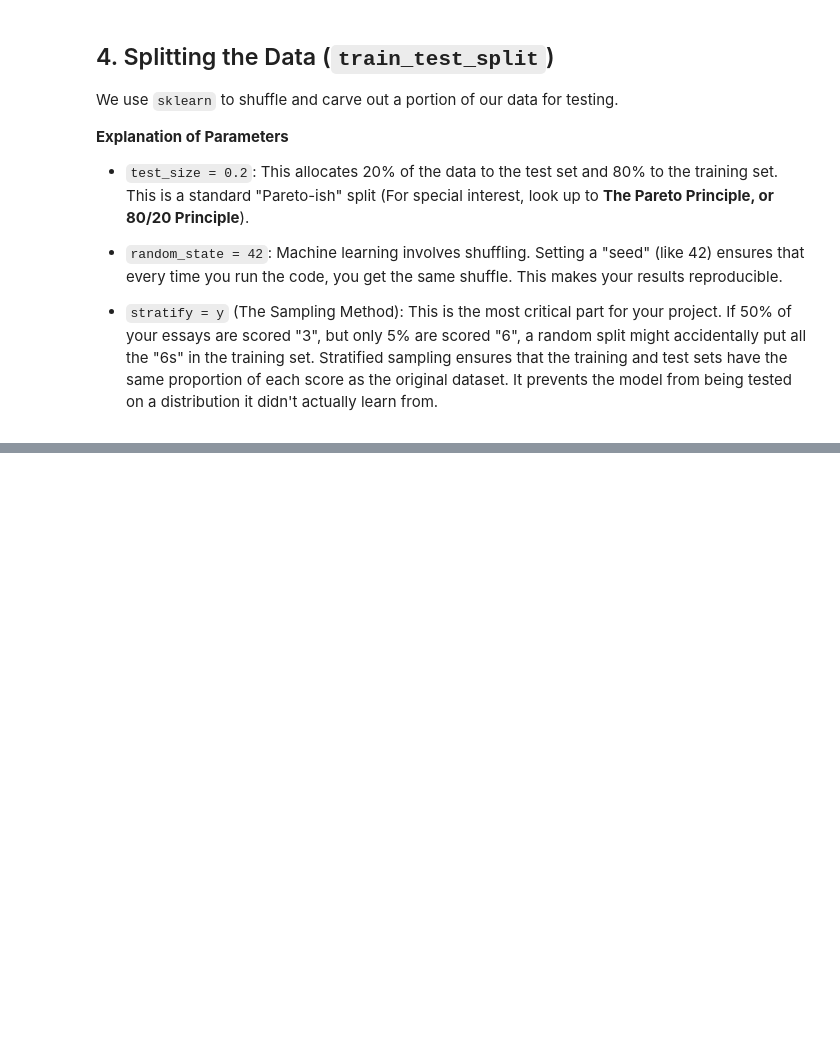
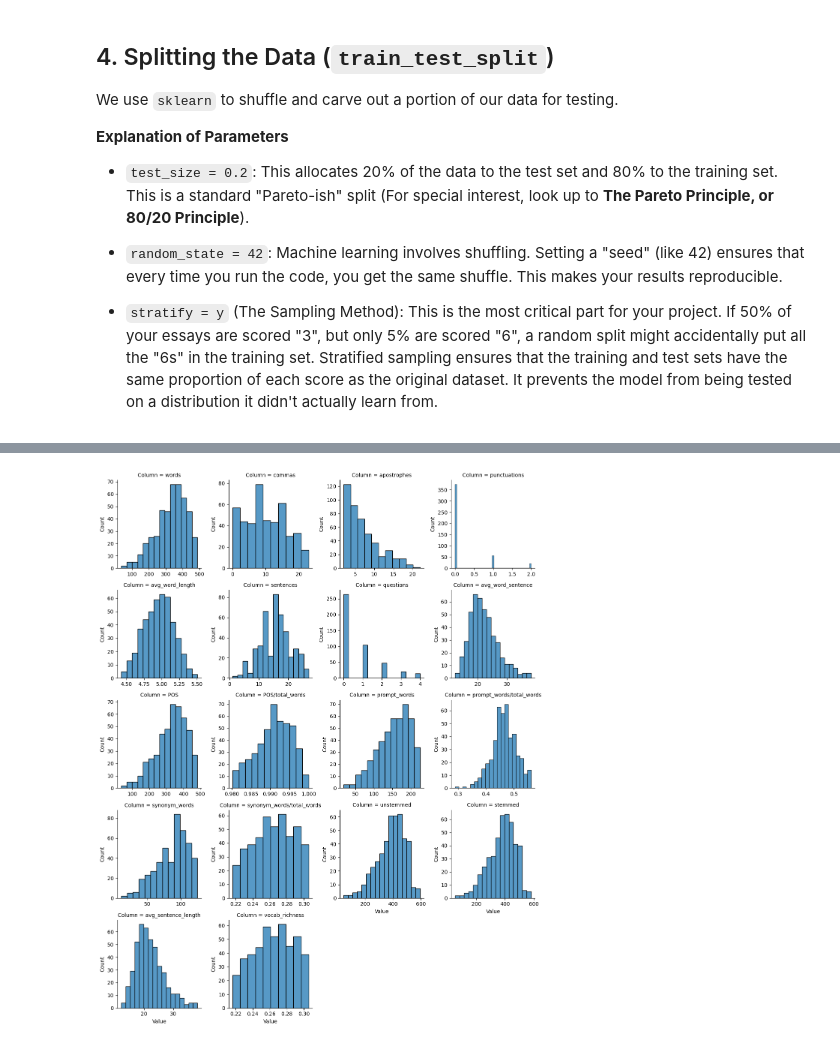
Before and after one commit to QHao-SOLID/f78ds-assignment-2, a Jupyter notebook: main.ipynb, the cells around one changed output, grey strips where cells are left out. Saved outputs shown, nothing was run; the diff lists cells and outputs as text; code cells hidden in the pictures; blank space fills up the shorter version.

```diff
--- a/main.ipynb
+++ b/main.ipynb
@@ -68,7 +111,22 @@ def method_2(df):
 # %%
-response = input("Method 1 or Method 2?")
+# Define your custom "Cherry Plucking" rules
+cleaning_rules = {
+    'chars': ('top', 0.10),
+    'words': ('top', 0.10),
+    'commas': ('top', 0.10),
+    'apostrophes': ('top', 0.01),
+    'punctuations': ('top', 0.05),
+    'avg_word_length': ('bottom', 0.01),
+    'sentences': ('top', 0.05),
+    'questions': ('top', 0.05),
+    'avg_word_sentence': ('top', 0.05),
+    'POS': ('top', 0.10),
+    'POS/total_words': ('bottom', 0.10),
+    'prompt_words': ('top', 0.05),
+    'prompt_words/total_words': ('top', 0.05),
+    'synonym_words': ('top', 0.05),
+    'synonym_words/total_words': ('both', 0.10),
+}
 
-if response == 1:
-    df = method_1()
-if response == 2:
-    df = method_2
+# df = method_2(init)
+df = method_3(init, cleaning_rules)
@@ -102,7 +166,7 @@ To improve performance, we shouldn't just throw raw numbers at the model. We wan
 
 The following ideas are applied via the cell below.
 # %%
-X['avg_sentence_length'] = X['words'] / X['sentences']
+X['avg_sentence_length'] = X['words'] / X['sentences'].clip(lower=1)
 X['vocab_richness'] = X['synonym_words'] / X['words']
 
 X = X.drop(columns=['chars'])
@@ -126,0 +255,8 @@ X_train, X_test, y_train, y_test = train_test_split(
+# %%
+df_melted = X.melt(var_name='Column', value_name='Value')
+g = sns.FacetGrid(df_melted, col='Column', col_wrap=4, sharex=False, sharey=False)
+g.map(sns.histplot, 'Value')
+plt.tight_layout()
+plt.show()
+# %% [output]
+[figure, added]
```
Also changed, not shown: parts of 20 cells of this notebook.
